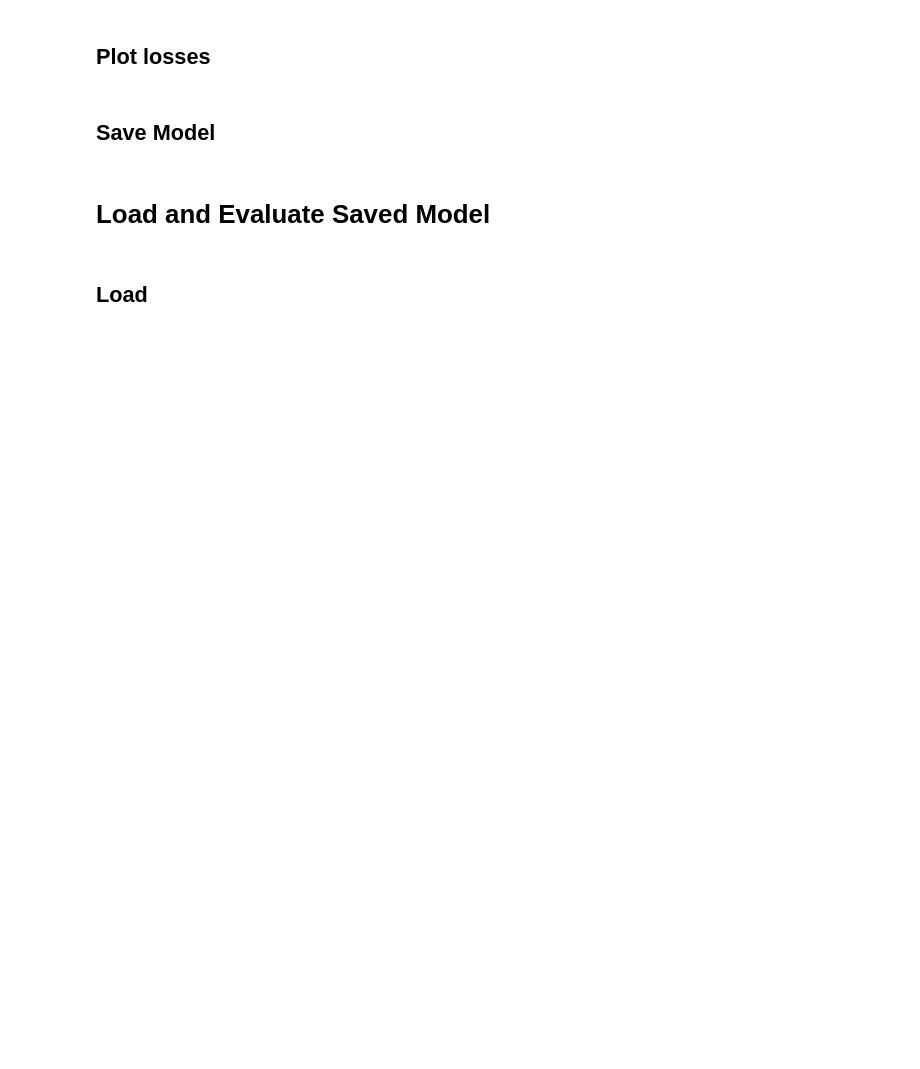
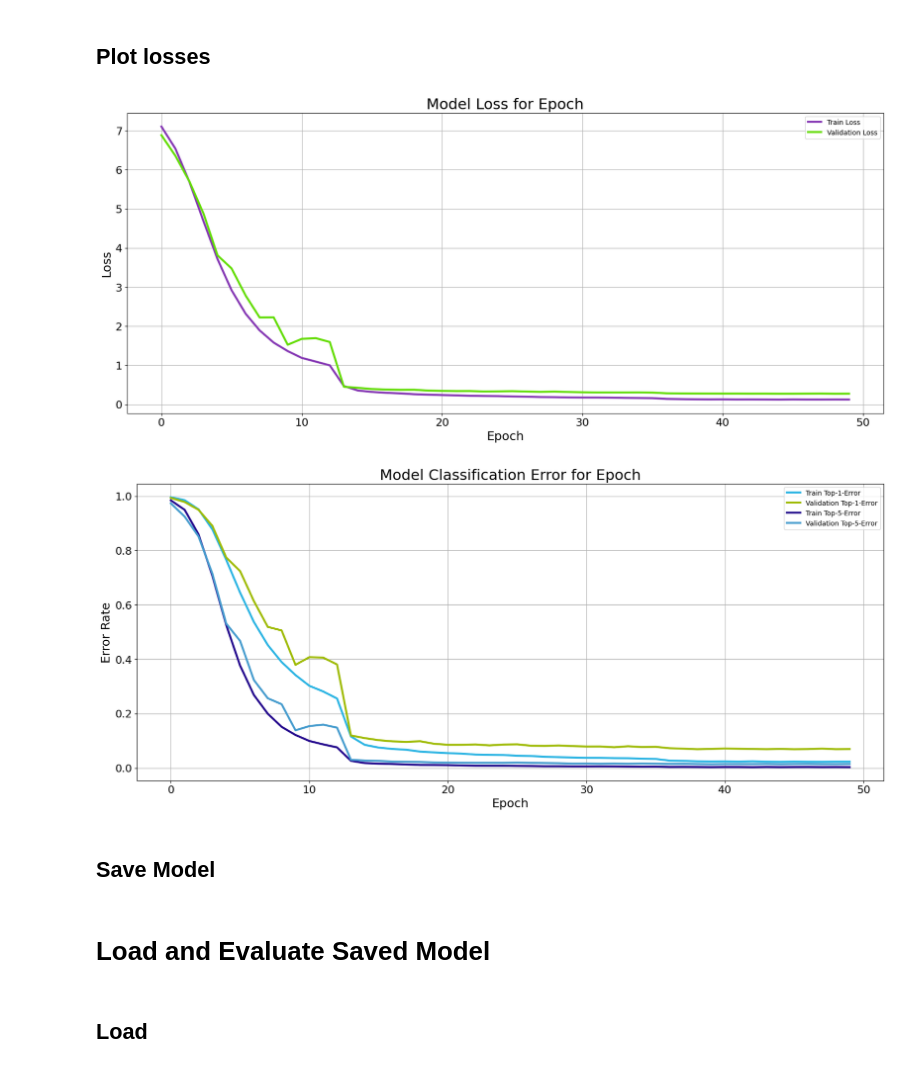
Before and after one commit to edos08/NNDL-PROJECT, a Jupyter notebook: cars_classification.ipynb, the cells around one changed output. Drawn from its saved outputs; the diff is of its cells as text; code cells hidden in the pictures; blank space fills up the shorter version.

```diff
--- a/cars_classification.ipynb
+++ b/cars_classification.ipynb
@@ -228,21 +285,21 @@ resnet = ResNet(params['resnet']['block'], params['resnet']['layers'],
 
 # Loss and Optimizer
 criterion = torch.nn.CrossEntropyLoss()
-# optimizer = torch.optim.SGD( #SGD used in original resnet paper # TODO: TUNE
+optimizer = torch.optim.SGD( #SGD used in original resnet paper # TODO: TUNE
+    resnet.parameters(),
+    lr=params['lr'],
+    weight_decay=params['weight_decay'],
+    momentum=params['momentum']
+)
+
+# optimizer = torch.optim.Adam(
 #     resnet.parameters(),
 #     lr=params['lr'],
-#     weight_decay=params['weight_decay'],
-#     momentum=params['momentum']
+#     weight_decay=params['weight_decay']
 # )
 
-optimizer = torch.optim.Adam(
-    resnet.parameters(),
-    lr=params['lr'],
-    weight_decay=params['weight_decay']
-)
-
 # LR scheduler (using Top-1-Accuracy as Validation metric)
-scheduler = torch.optim.lr_scheduler.ReduceLROnPlateau(optimizer, mode='max', factor=0.1, min_lr=1e-5, patience=1, threshold=1e-2) # TODO: TUNE
+scheduler = torch.optim.lr_scheduler.ReduceLROnPlateau(optimizer, mode='max', factor=0.1, min_lr=1e-4, patience=2, threshold=1e-3) # TODO: TUNE
 
 # Save performance metrics
 train_losses, validation_losses, train_acc, validation_acc, train_top5_acc, validation_top5_acc = list(), list(), list(), list(), list(), list()
@@ -269,8 +326,8 @@ if START_FROM_CHECKPOINT:
     validation_top5_acc = checkpoint['validation_top5_acc']
 
 # Just some fancy progress bars # FIXME: inside epoch progress bar not working reliably for me
-pbar_epoch = trange(start_epoch, params["epoch_num"], initial=start_epoch, desc="Training", position=0)
-pbar_inside_epoch = trange(0, (len(dataloaders['train'])+len(dataloaders['val'])), desc="Training and validation per epoch", position=1, leave=False)
+pbar_epoch = trange(start_epoch, params["epoch_num"], initial=start_epoch, total=params["epoch_num"], desc="Training", position=0, leave=True, unit="epoch", bar_format="{l_bar}{bar}| {n_fmt}/{total_fmt} [{elapsed}<{remaining}, {rate_inv_fmt}]")
+pbar_inside_epoch = trange(0, (len(dataloaders['train'])+len(dataloaders['val'])), desc="Training and validation per epoch", position=1, leave=False, bar_format="{l_bar}{bar}| {n_fmt}/{total_fmt} [{elapsed}<{remaining}, {rate_inv_fmt}]")
 
 # Stop the training phase in case there is no improvement
 # early_stopper = EarlyStopper(patience=10, min_delta=0.1)
@@ -292,7 +349,7 @@ for epoch in pbar_epoch:
 
     # Scheduler
     scheduler.step(validation_results[1])   # ReduceLROnPlateau scheduler (reduce LR by 10 when top-1-accuracy does not improve)
-    print(f"\nCurrent Learning Rate: {scheduler._last_lr}\n")
+    print("\nCurrent Learning Rate: ", round(scheduler.get_last_lr()[0], 4), "\n")
 
     # Checkpoint
     torch.save({
@@ -320,23 +395,24 @@ pbar_inside_epoch.close()
 # %%
 # Plotting the performance of the model in the training and validation phase
 
-params["epoch_num"] = 39
-
 plots = [
-    (np.arange(0, params["epoch_num"], 1), train_losses, "Train Loss"),
-    (np.arange(0, params["epoch_num"], 1), validation_losses, "Validation Loss")
+    (np.arange(0, len(train_losses), 1), train_losses, "Train Loss"),
+    (np.arange(0, len(validation_losses), 1), validation_losses, "Validation Loss")
 ]
 
 show_plot(plots, "Model Loss for Epoch", "Epoch", "Loss")
 
 plots = [
-    (np.arange(0, params["epoch_num"], 1), train_acc, "Train Top-1-Error"),
-    (np.arange(0, params["epoch_num"], 1), validation_acc, "Validation Top-1-Error"),
-    (np.arange(0, params["epoch_num"], 1), train_top5_acc, "Train Top-5-Error"),
-    (np.arange(0, params["epoch_num"], 1), validation_top5_acc, "Validation Top-5-Error")
+    (np.arange(0, len(train_acc), 1), train_acc, "Train Top-1-Error"),
+    (np.arange(0, len(validation_acc), 1), validation_acc, "Validation Top-1-Error"),
+    (np.arange(0, len(train_top5_acc), 1), train_top5_acc, "Train Top-5-Error"),
+    (np.arange(0, len(validation_top5_acc), 1), validation_top5_acc, "Validation Top-5-Error")
 ]
 
 show_plot(plots, "Model Classification Error for Epoch", "Epoch", "Error Rate")
+# %% [output]
+[figure, added]
+[figure, added]
 # %% [markdown]
 ## Save Model
 # %%
```
Also changed, not shown: parts of 12 cells of this notebook.
